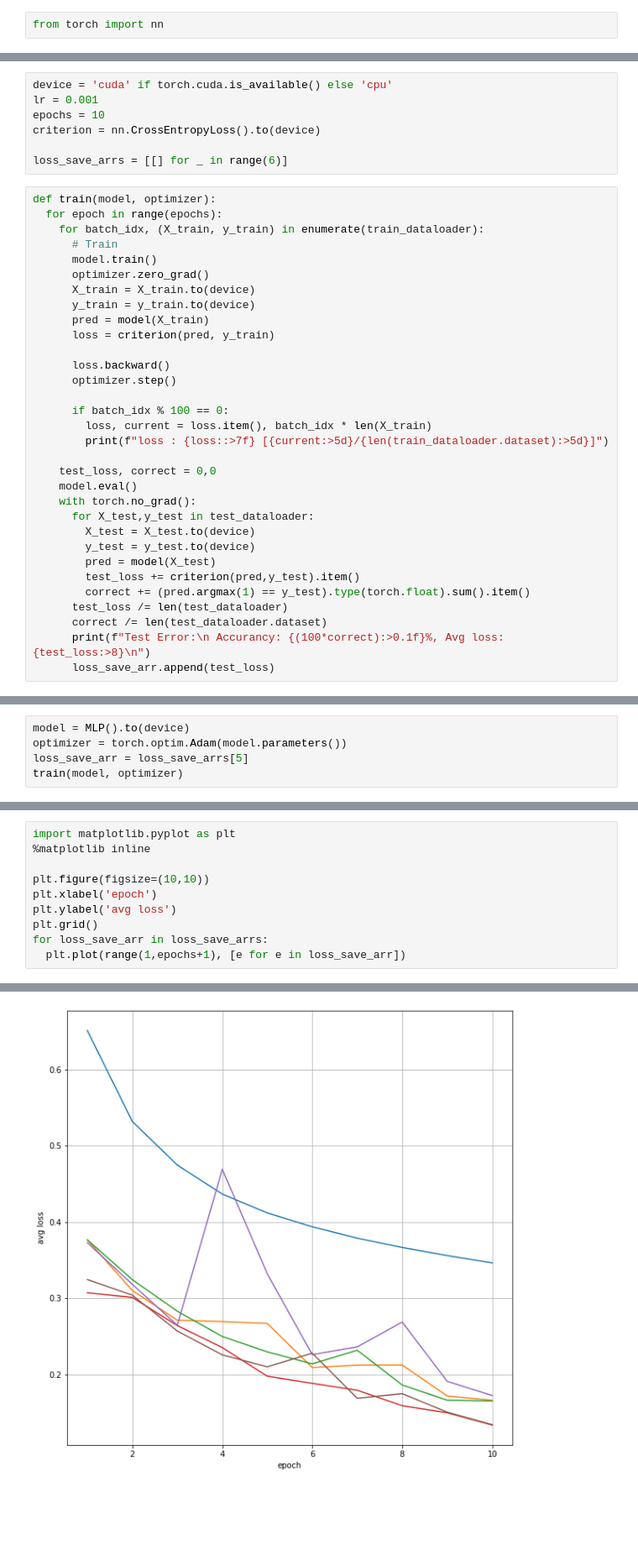
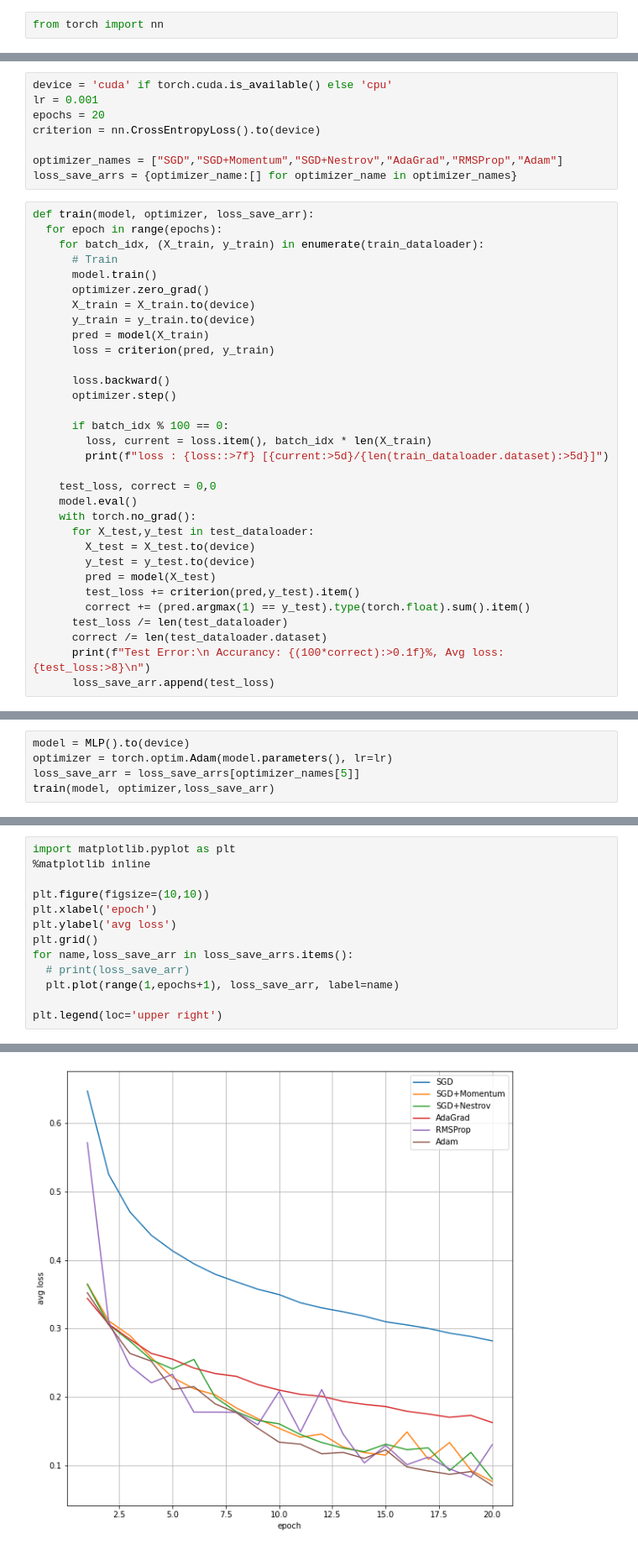
Before and after one commit to dojinyou/MJU-DeepLearning, a Jupyter notebook: 6-week/mnist.ipynb, the cells around one changed output, grey strips where cells are left out. Shown at 84% size. Cells and saved outputs as stored; diff of their text form; blank space fills up the shorter version.

Commit message:
Homework: [6week] Optimizer에 따른 epoch 당 Loss 변화 구현

```diff
--- a/6-week/mnist.ipynb
+++ b/6-week/mnist.ipynb
@@ -63,12 +63,13 @@ class MLP(torch.nn.Module):
 # %%
 device = 'cuda' if torch.cuda.is_available() else 'cpu'
 lr = 0.001
-epochs = 10
+epochs = 20
 criterion = nn.CrossEntropyLoss().to(device)
 
-loss_save_arrs = [[] for _ in range(6)]
+optimizer_names = ["SGD","SGD+Momentum","SGD+Nestrov","AdaGrad","RMSProp","Adam"]
+loss_save_arrs = {optimizer_name:[] for optimizer_name in optimizer_names}
 # %%
-def train(model, optimizer):
+def train(model, optimizer, loss_save_arr):
   for epoch in range(epochs):
     for batch_idx, (X_train, y_train) in enumerate(train_dataloader):
       # Train
@@ -217,6 +218,6 @@ Test Error:
 # %%
 model = MLP().to(device)
-optimizer = torch.optim.Adam(model.parameters())
-loss_save_arr = loss_save_arrs[5]
-train(model, optimizer)
+optimizer = torch.optim.Adam(model.parameters(), lr=lr)
+loss_save_arr = loss_save_arrs[optimizer_names[5]]
+train(model, optimizer,loss_save_arr)
 # %% [output]
@@ -245,6 +266,9 @@ plt.figure(figsize=(10,10))
 plt.xlabel('epoch')
 plt.ylabel('avg loss')
 plt.grid()
-for loss_save_arr in loss_save_arrs:
-  plt.plot(range(1,epochs+1), [e for e in loss_save_arr])
+for name,loss_save_arr in loss_save_arrs.items():
+  # print(loss_save_arr)
+  plt.plot(range(1,epochs+1), loss_save_arr, label=name)
+
+plt.legend(loc='upper right')
 # %% [output]
@@ -251 +276 @@ for loss_save_arr in loss_save_arrs:
-[figure, old version]
+[figure, new version]
```
Also changed, not shown: parts of 8 cells of this notebook.
